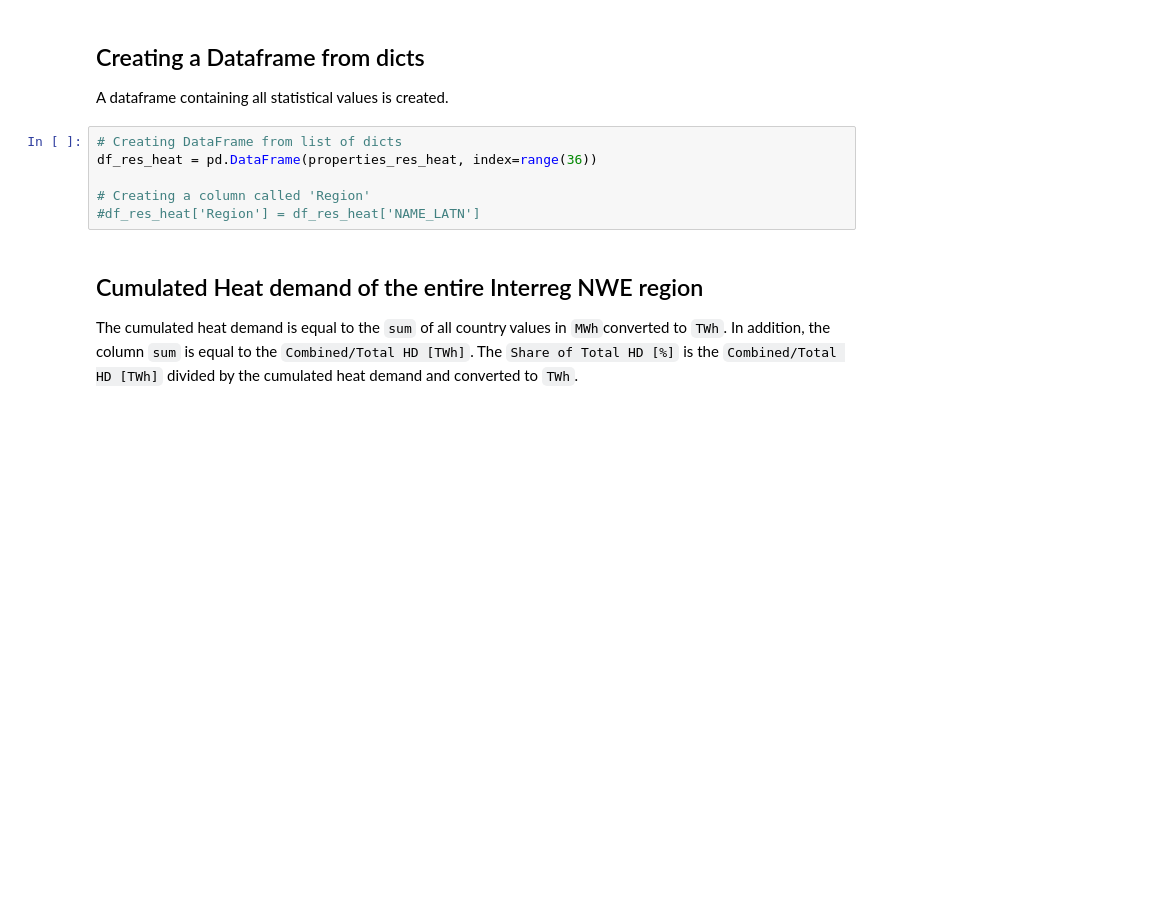
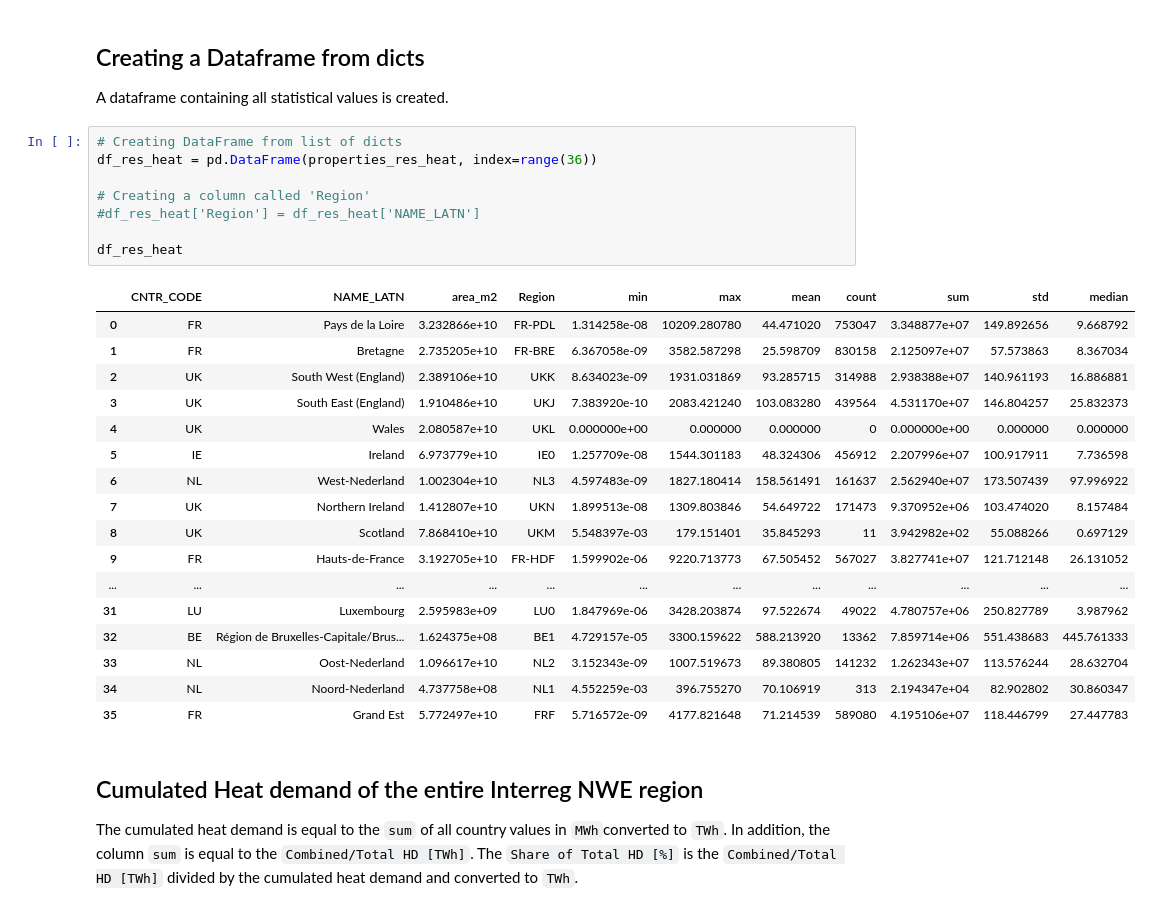
Before and after one commit to AlexanderJuestel/code_collection, a Jupyter notebook: notebooks/heat_demand_mapping/processing_results/Statistical_Evaluation_Residential_Heat_Demand_Data_NUTS1.ipynb, the cells around one changed output. Drawn from its saved outputs; the diff is of its cells as text; blank space fills up the shorter version.

```diff
--- a/notebooks/heat_demand_mapping/processing_results/Statistical_Evaluation_Residential_Heat_Demand_Data_NUTS1.ipynb
+++ b/notebooks/heat_demand_mapping/processing_results/Statistical_Evaluation_Residential_Heat_Demand_Data_NUTS1.ipynb
@@ -81,9 +81,29 @@ A dataframe containing all statistical values is created.
 # %%
 # Creating DataFrame from list of dicts
 df_res_heat = pd.DataFrame(properties_res_heat, index=range(36))
 
 # Creating a column called 'Region'
 #df_res_heat['Region'] = df_res_heat['NAME_LATN']
+
+df_res_heat
+# %% [output]
+|  | CNTR_CODE | NAME_LATN | area_m2 | Region | min | max | mean | count | sum | std | median |
+| 0 | FR | Pays de la Loire | 3.232866e+10 | FR-PDL | 1.314258e-08 | 10209.280780 | 44.471020 | 753047 | 3.348877e+07 | 149.892656 | 9.668792 |
+| 1 | FR | Bretagne | 2.735205e+10 | FR-BRE | 6.367058e-09 | 3582.587298 | 25.598709 | 830158 | 2.125097e+07 | 57.573863 | 8.367034 |
+| 2 | UK | South West (England) | 2.389106e+10 | UKK | 8.634023e-09 | 1931.031869 | 93.285715 | 314988 | 2.938388e+07 | 140.961193 | 16.886881 |
+| 3 | UK | South East (England) | 1.910486e+10 | UKJ | 7.383920e-10 | 2083.421240 | 103.083280 | 439564 | 4.531170e+07 | 146.804257 | 25.832373 |
+| 4 | UK | Wales | 2.080587e+10 | UKL | 0.000000e+00 | 0.000000 | 0.000000 | 0 | 0.000000e+00 | 0.000000 | 0.000000 |
+| 5 | IE | Ireland | 6.973779e+10 | IE0 | 1.257709e-08 | 1544.301183 | 48.324306 | 456912 | 2.207996e+07 | 100.917911 | 7.736598 |
+| 6 | NL | West-Nederland | 1.002304e+10 | NL3 | 4.597483e-09 | 1827.180414 | 158.561491 | 161637 | 2.562940e+07 | 173.507439 | 97.996922 |
+| 7 | UK | Northern Ireland | 1.412807e+10 | UKN | 1.899513e-08 | 1309.803846 | 54.649722 | 171473 | 9.370952e+06 | 103.474020 | 8.157484 |
+| 8 | UK | Scotland | 7.868410e+10 | UKM | 5.548397e-03 | 179.151401 | 35.845293 | 11 | 3.942982e+02 | 55.088266 | 0.697129 |
+| 9 | FR | Hauts-de-France | 3.192705e+10 | FR-HDF | 1.599902e-06 | 9220.713773 | 67.505452 | 567027 | 3.827741e+07 | 121.712148 | 26.131052 |
+| ... | ... | ... | ... | ... | ... | ... | ... | ... | ... | ... | ... |
+| 31 | LU | Luxembourg | 2.595983e+09 | LU0 | 1.847969e-06 | 3428.203874 | 97.522674 | 49022 | 4.780757e+06 | 250.827789 | 3.987962 |
+| 32 | BE | Région de Bruxelles-Capitale/Brus... | 1.624375e+08 | BE1 | 4.729157e-05 | 3300.159622 | 588.213920 | 13362 | 7.859714e+06 | 551.438683 | 445.761333 |
+| 33 | NL | Oost-Nederland | 1.096617e+10 | NL2 | 3.152343e-09 | 1007.519673 | 89.380805 | 141232 | 1.262343e+07 | 113.576244 | 28.632704 |
+| 34 | NL | Noord-Nederland | 4.737758e+08 | NL1 | 4.552259e-03 | 396.755270 | 70.106919 | 313 | 2.194347e+04 | 82.902802 | 30.860347 |
+| 35 | FR | Grand Est | 5.772497e+10 | FRF | 5.716572e-09 | 4177.821648 | 71.214539 | 589080 | 4.195106e+07 | 118.446799 | 27.447783 |
 # %% [markdown]
 ## Cumulated Heat demand of the entire Interreg NWE region
 
```
Also changed, not shown: parts of 3 cells of this notebook, 7 other files.
